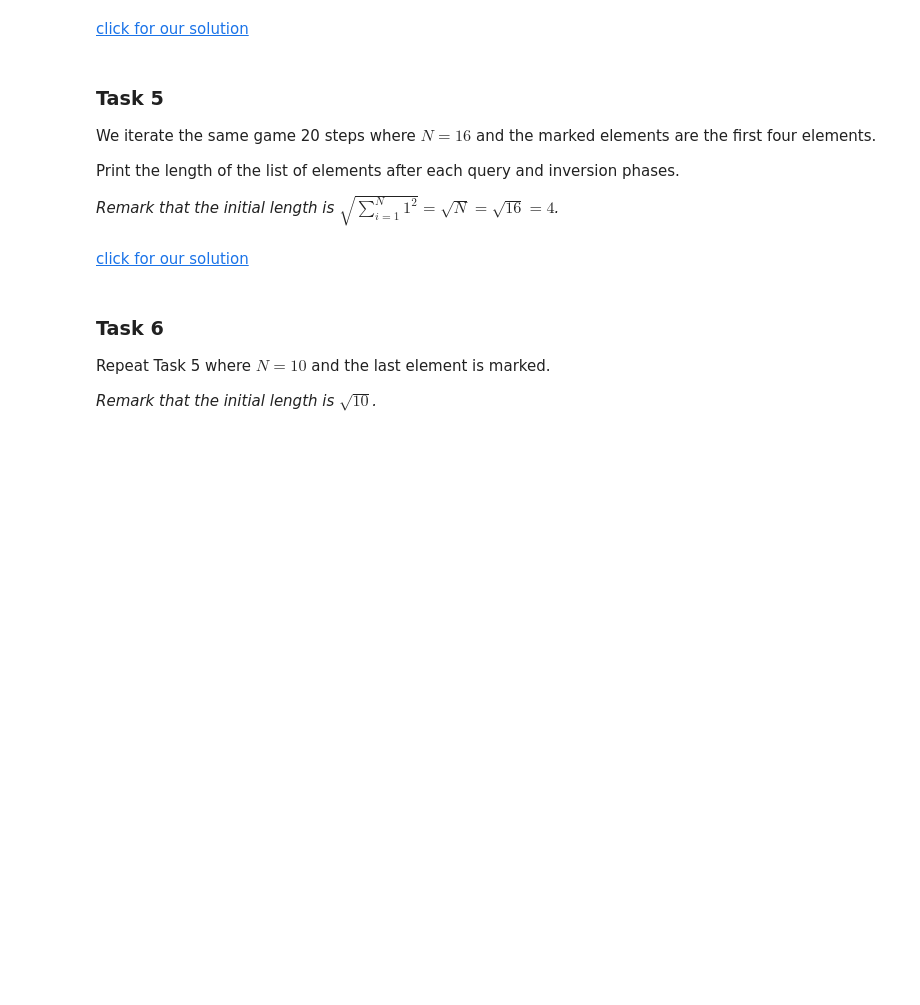
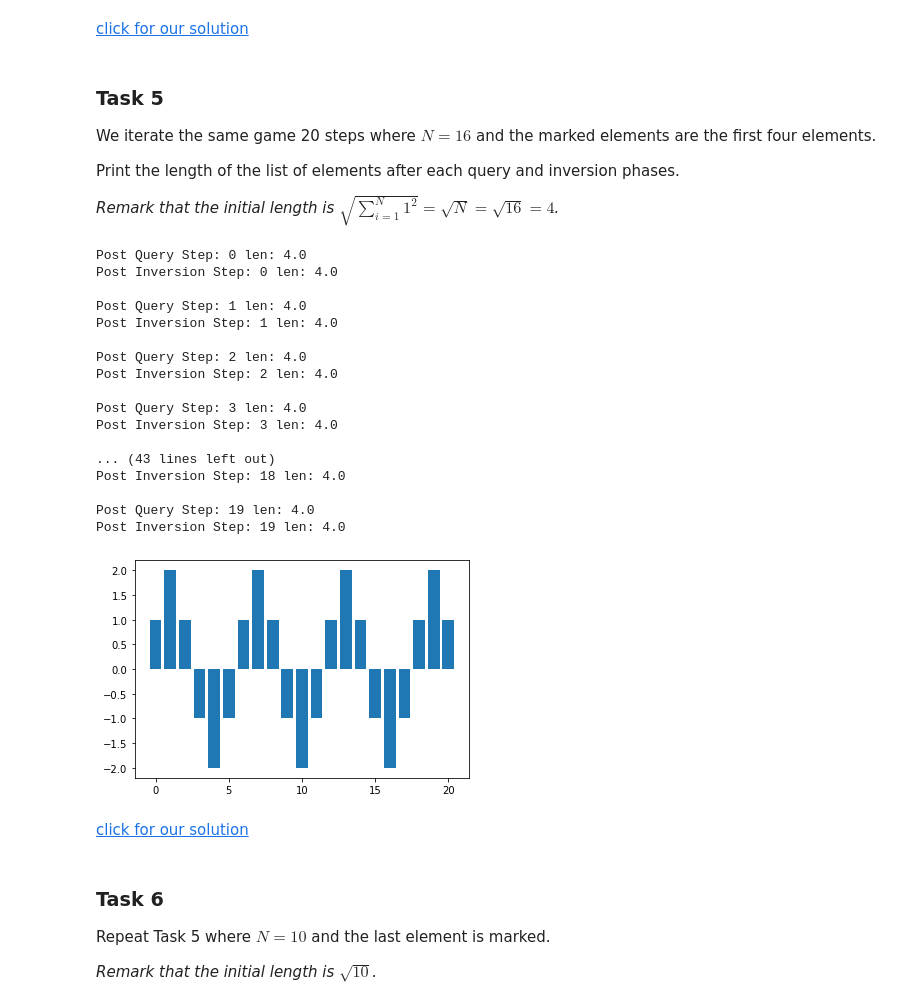
Before and after one commit to aamirshahx/quantum-coursework, a Jupyter notebook: Week1/basics-of-quantum-computing-master/bronze/B80_Inversion_About_the_Mean.ipynb, the cells around one changed output. Saved outputs shown, nothing was run; the diff lists cells and outputs as text; code cells hidden in the pictures; blank space fills up the shorter version.

```diff
--- a/Week1/basics-of-quantum-computing-master/bronze/B80_Inversion_About_the_Mean.ipynb
+++ b/Week1/basics-of-quantum-computing-master/bronze/B80_Inversion_About_the_Mean.ipynb
@@ -265,3 +274,32 @@ Print the length of the list of elements after each query and inversion phases.
+# %%
+from matplotlib.pyplot import bar
+
+def length_of_list (elements=[1]):
+    sum = 0
+    for el in elements:
+        sum = sum + el**2
+    return round(sum**0.5,3)
+
+game_of_n(16, [0,1,2,3], len_fn=length_of_list)
+# %% [output]
+Post Query Step: 0 len: 4.0
+Post Inversion Step: 0 len: 4.0
+
+Post Query Step: 1 len: 4.0
+Post Inversion Step: 1 len: 4.0
+
+Post Query Step: 2 len: 4.0
+Post Inversion Step: 2 len: 4.0
+
+Post Query Step: 3 len: 4.0
+Post Inversion Step: 3 len: 4.0
+
+... (43 lines left out)
+Post Inversion Step: 18 len: 4.0
+
+Post Query Step: 19 len: 4.0
+Post Inversion Step: 19 len: 4.0
+[figure, added]
 # %% [markdown]
 <a href="B80_Inversion_About_the_Mean_Solutions.ipynb#task5">click for our solution</a>
 # %% [markdown]
```
Also changed, not shown: parts of 18 cells of this notebook, 6 other files.
